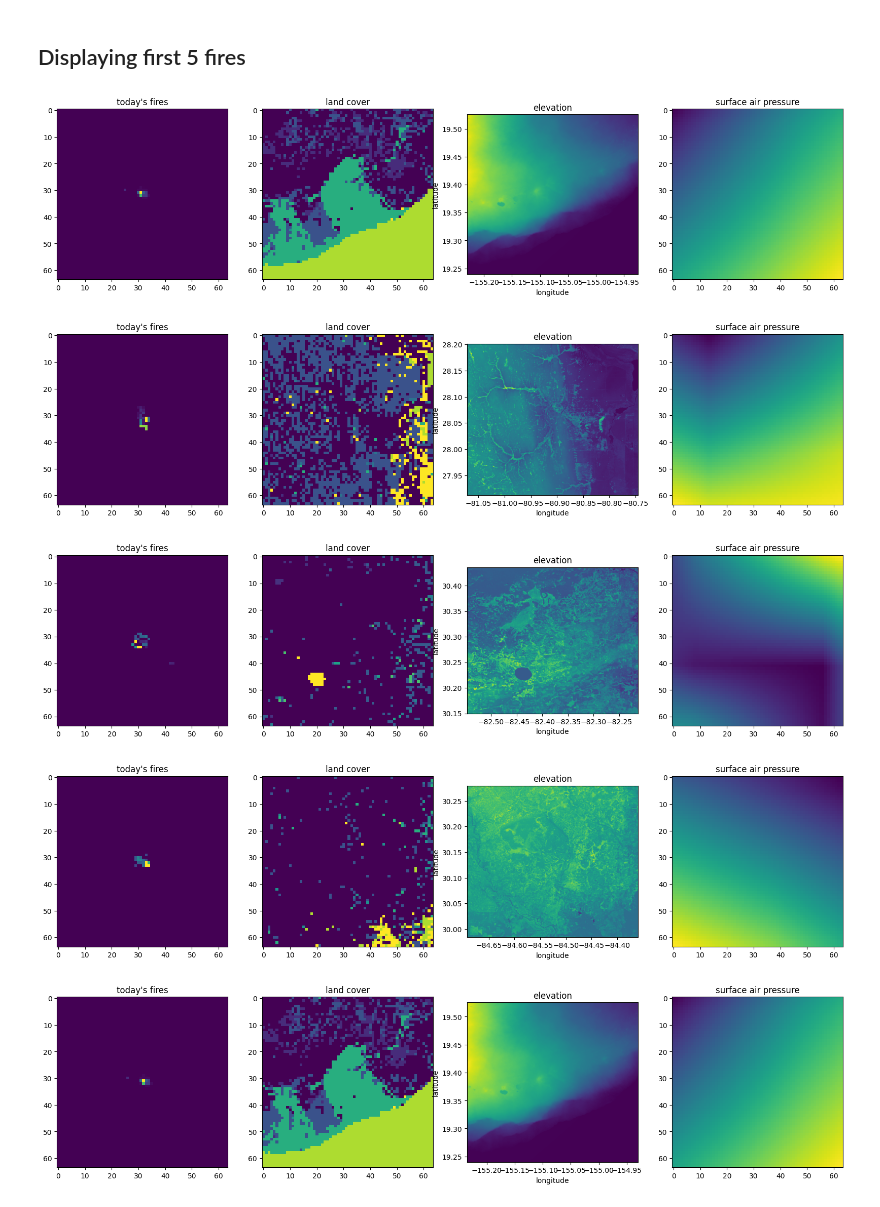
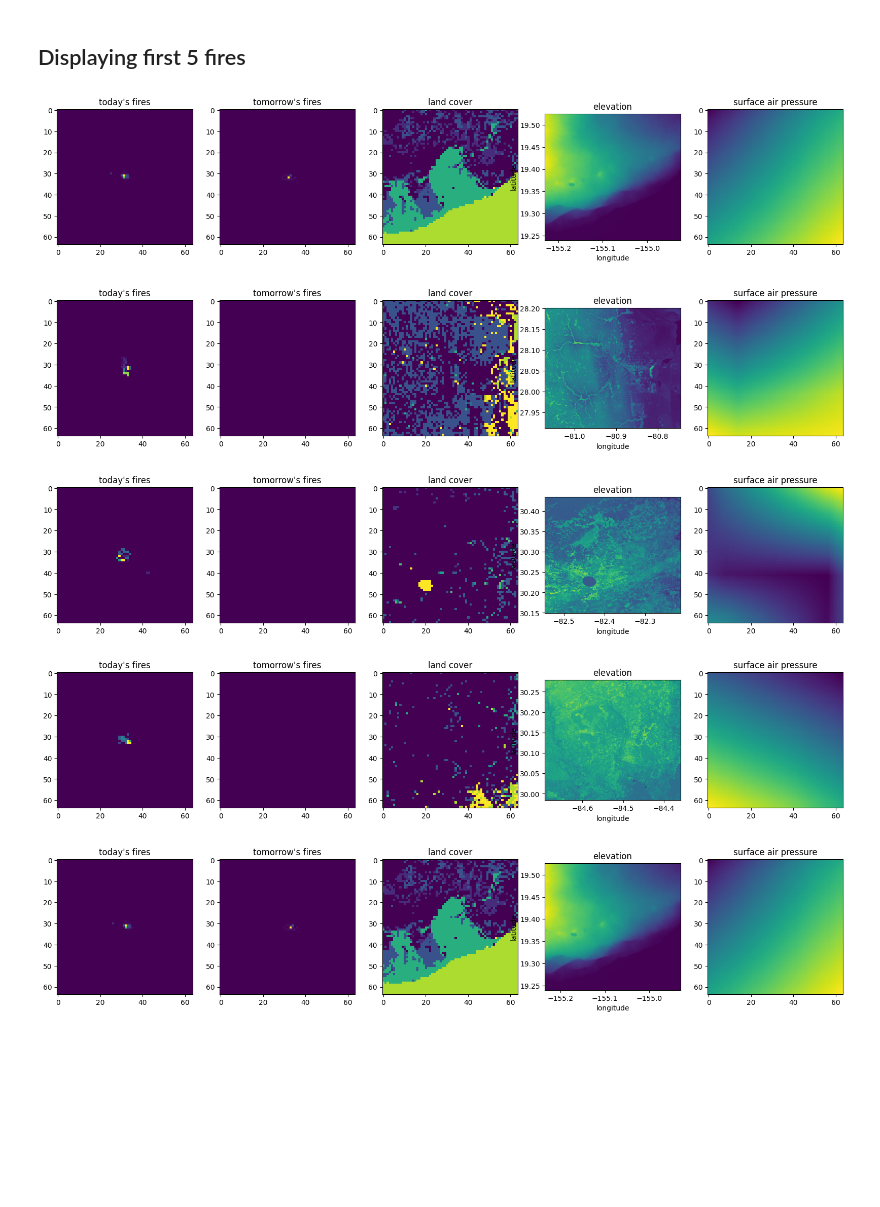
Before and after one commit to amber3536/Wildfire_Prediction, a Jupyter notebook: FireChip.ipynb, the cells around one changed output. Cells and saved outputs as stored; diff of their text form; code cells hidden in the pictures; blank space fills up the shorter version.

```diff
--- a/FireChip.ipynb
+++ b/FireChip.ipynb
@@ -543,12 +543,33 @@ def process(num):
   todays_fires = fires_from_topleft([top, left], str(epsg), chip_date, fires)
 
   return todays_fires
+# %%
+def process_tomorrow(num):
+  chip = manifest.iloc[num]
+  chip_idx, left, bottom, top, right, epsg, chip_date = chip["idx"], chip["left"], chip["bottom"], chip["top"], chip["right"], chip["epsg"], chip["date"]
+
+  tomorrows_date = (datetime.strptime(chip_date, '%Y-%m-%d') + timedelta(days=1)).strftime('%Y-%m-%d')
+  sel = int(tomorrows_date.split('-')[0]) - 2012
+
+  # Use this code if using Google Drive
+  f = 'drive/MyDrive/frames-' + str(sel) + '.csv'
+  fires = pd.read_csv(f)
+  new_df = pd.read_csv(f, low_memory=False)
+  fires = gpd.GeoDataFrame(new_df, geometry=gpd.points_from_xy(new_df.longitude, new_df.latitude), crs='EPSG:4326')
+
+  # Use this code if not
+  #fires = gpd.GeoDataFrame(frames[sel])
+
+  tomorrow_fire = fires_from_topleft([top, left], str(epsg), tomorrows_date, fires)
+
+  return tomorrow_fire
 # %%
 pd.set_option('display.max_columns', None)
 pd.set_option('display.max_rows', None)
 pd.set_option('display.max_colwidth', None)
 # %%
 first_5_fire = []
+first_5_tomorrow_fire = []
 first_5_landcover = []
 first_5_ele = []
 first_5_atmos = []
@@ -560,6 +581,7 @@ for i in range(5):
   first_5_landcover.append(landcover_from_topleft([top, left], epsg))
   first_5_ele.append(get_elevation([top, left], epsg))
   first_5_atmos.append(atmospheric_from_topleft([top, left], epsg, chip_date, DEFAULT_PARAMS))
+  first_5_tomorrow_fire.append(process_tomorrow(i))
 # %%
 first_5_fire[0]
 # %% [output]
@@ -589,24 +611,26 @@ for a in first_5_atmos:
 # %%
 from rasterio import plot
 
 for i in range(5):
 
-  fig, (ax1, ax2, ax3, ax4) = plt.subplots(1, 4, figsize=(20,20))
+  fig, (ax1, ax2, ax3, ax4, ax5) = plt.subplots(1, 5, figsize=(20,20))
   im = ax1.imshow(first_5_fire[i].frp)
   ax1.title.set_text('today\'s fires')
-  im = ax2.imshow(first_5_landcover[i])
-  ax2.title.set_text('land cover')
-  ax3 = plot.show(first_5_ele[i][0], transform=first_5_ele[i][1]['transform'], ax=ax3)
-  ax3.set_title('elevation')
-  ax3.set_xlabel('longitude')
-  ax3.set_ylabel('latitude')
-  im = ax4.imshow(surface_air_pressure[i])
-  ax4.title.set_text('surface air pressure')
+  im = ax2.imshow(first_5_tomorrow_fire[i].frp)
+  ax2.title.set_text('tomorrow\'s fires')
+  im = ax3.imshow(first_5_landcover[i])
+  ax3.title.set_text('land cover')
+  ax4 = plot.show(first_5_ele[i][0], transform=first_5_ele[i][1]['transform'], ax=ax4)
+  ax4.set_title('elevation')
+  ax4.set_xlabel('longitude')
+  ax4.set_ylabel('latitude')
+  im = ax5.imshow(surface_air_pressure[i])
+  ax5.title.set_text('surface air pressure')
 # %% [output]
-[figure, old version]
+[figure, new version]
-[figure, old version]
+[figure, new version]
-[figure, old version]
+[figure, new version]
-[figure, old version]
+[figure, new version]
-[figure, old version]
+[figure, new version]
 # %%
 #frames[0].head()
```
Also changed, not shown: parts of 3 cells of this notebook.
